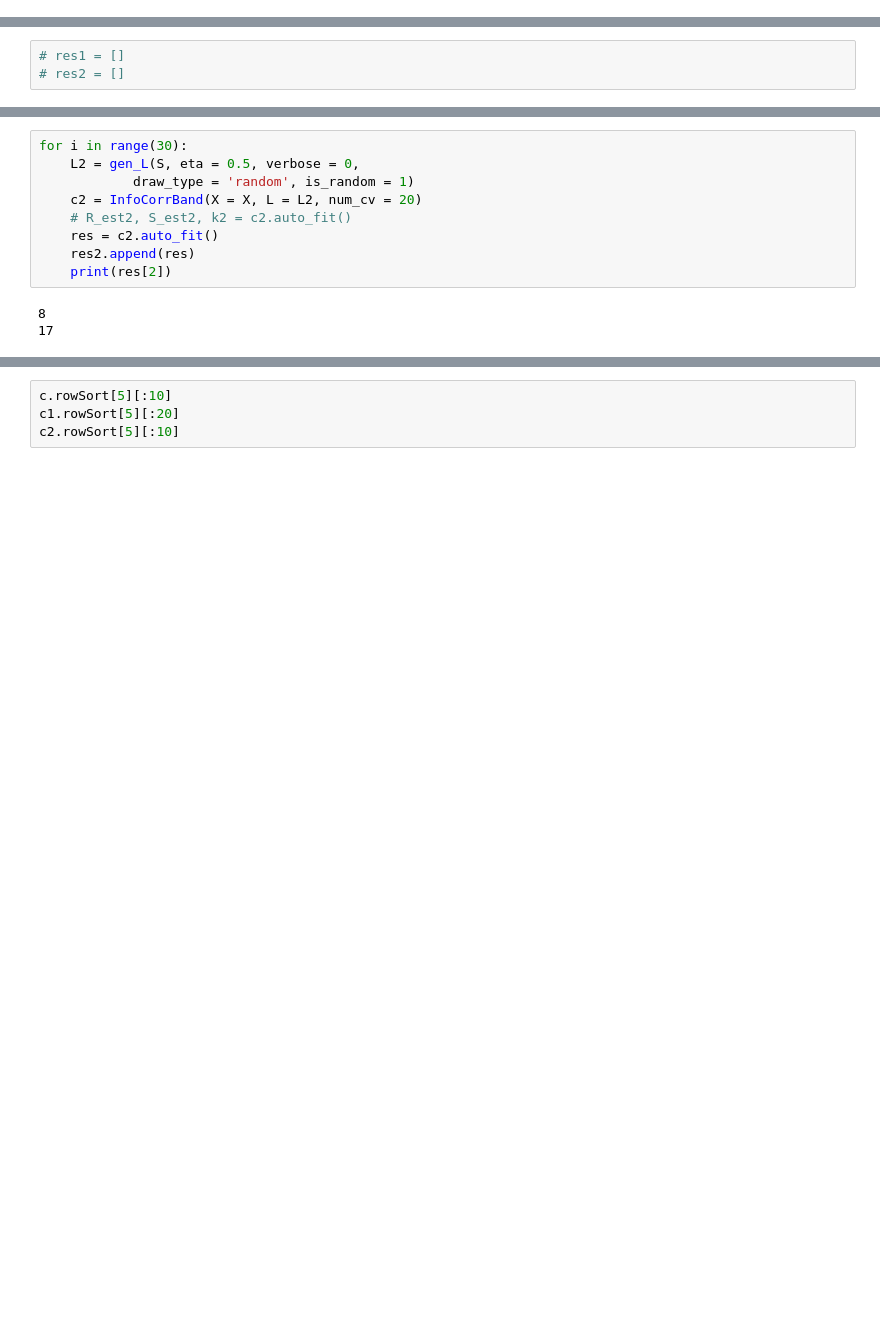
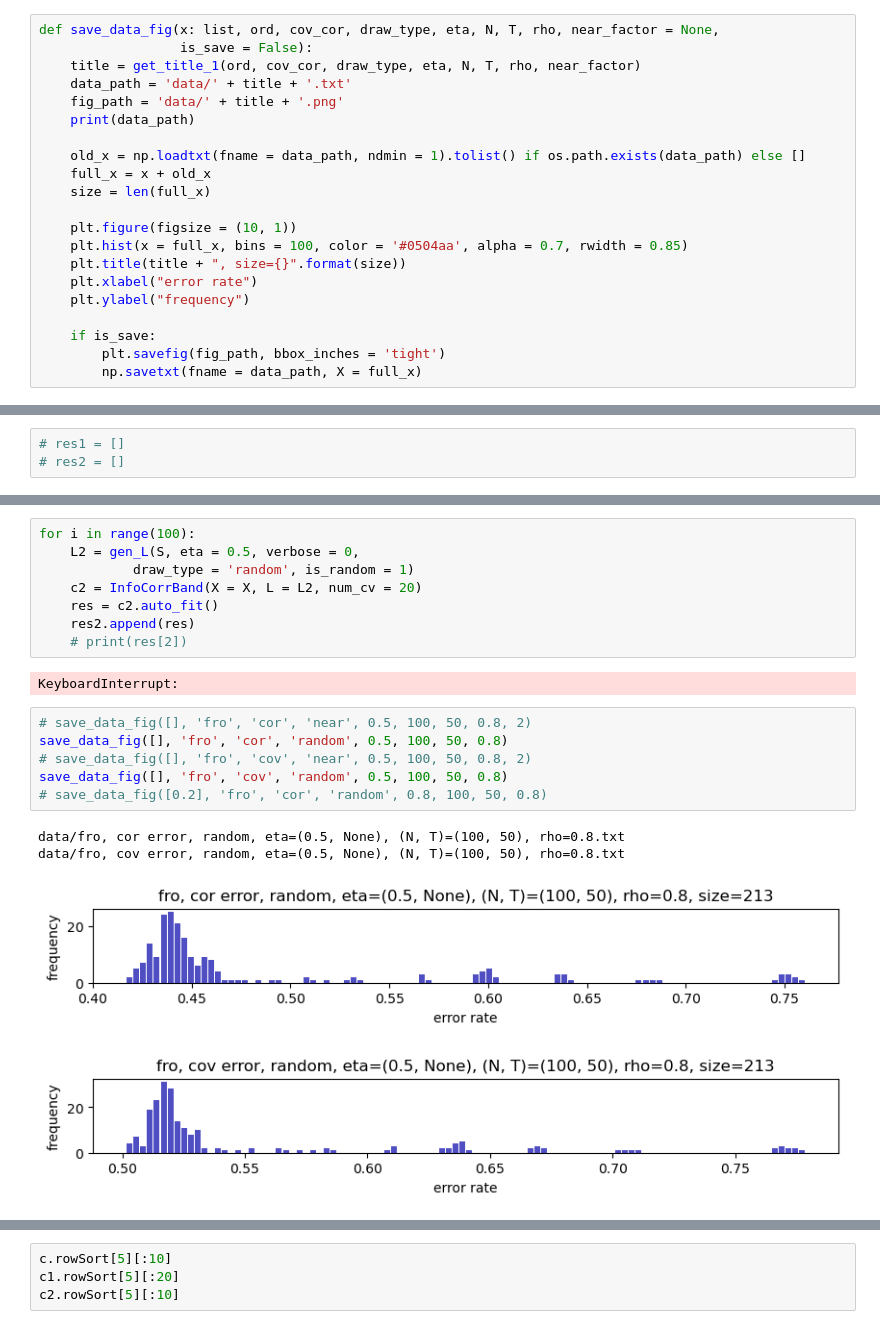
Before and after one commit to pkuxklx/Comention_simu, a Jupyter notebook: lx_simulation.ipynb, the cells around one changed output, grey strips where cells are left out. Drawn from its saved outputs; the diff is of its cells as text; blank space fills up the shorter version.

```diff
--- a/lx_simulation.ipynb
+++ b/lx_simulation.ipynb
@@ -99 +104,22 @@ def gen_L(S, eta, verbose = False, draw_type = 'random', is_random = False,
+# %%
+def save_data_fig(x: list, ord, cov_cor, draw_type, eta, N, T, rho, near_factor = None,
+                  is_save = False):
+    title = get_title_1(ord, cov_cor, draw_type, eta, N, T, rho, near_factor)
+    data_path = 'data/' + title + '.txt'
+    fig_path = 'data/' + title + '.png'
+    print(data_path)
+
+    old_x = np.loadtxt(fname = data_path, ndmin = 1).tolist() if os.path.exists(data_path) else []
+    full_x = x + old_x
+    size = len(full_x)
+
+    plt.figure(figsize = (10, 1))
+    plt.hist(x = full_x, bins = 100, color = '#0504aa', alpha = 0.7, rwidth = 0.85)
+    plt.title(title + ", size={}".format(size))
+    plt.xlabel("error rate")
+    plt.ylabel("frequency")
+
+    if is_save:
+        plt.savefig(fig_path, bbox_inches = 'tight')
+        np.savetxt(fname = data_path, X = full_x)
 # %%
@@ -209,12 +262,21 @@ plt.show()
 # %%
-for i in range(30):
+for i in range(100):
     L2 = gen_L(S, eta = 0.5, verbose = 0,
             draw_type = 'random', is_random = 1)
     c2 = InfoCorrBand(X = X, L = L2, num_cv = 20)
-    # R_est2, S_est2, k2 = c2.auto_fit()
     res = c2.auto_fit()
     res2.append(res)
-    print(res[2])
+    # print(res[2])
 # %% [output]
-8
-17
+KeyboardInterrupt:
+# %%
+# save_data_fig([], 'fro', 'cor', 'near', 0.5, 100, 50, 0.8, 2)
+save_data_fig([], 'fro', 'cor', 'random', 0.5, 100, 50, 0.8)
+# save_data_fig([], 'fro', 'cov', 'near', 0.5, 100, 50, 0.8, 2)
+save_data_fig([], 'fro', 'cov', 'random', 0.5, 100, 50, 0.8)
+# save_data_fig([0.2], 'fro', 'cor', 'random', 0.8, 100, 50, 0.8)
+# %% [output]
+data/fro, cor error, random, eta=(0.5, None), (N, T)=(100, 50), rho=0.8.txt
+data/fro, cov error, random, eta=(0.5, None), (N, T)=(100, 50), rho=0.8.txt
+[figure, added]
+[figure, added]
```
Also changed, not shown: parts of 15 cells of this notebook, 24 other files.
